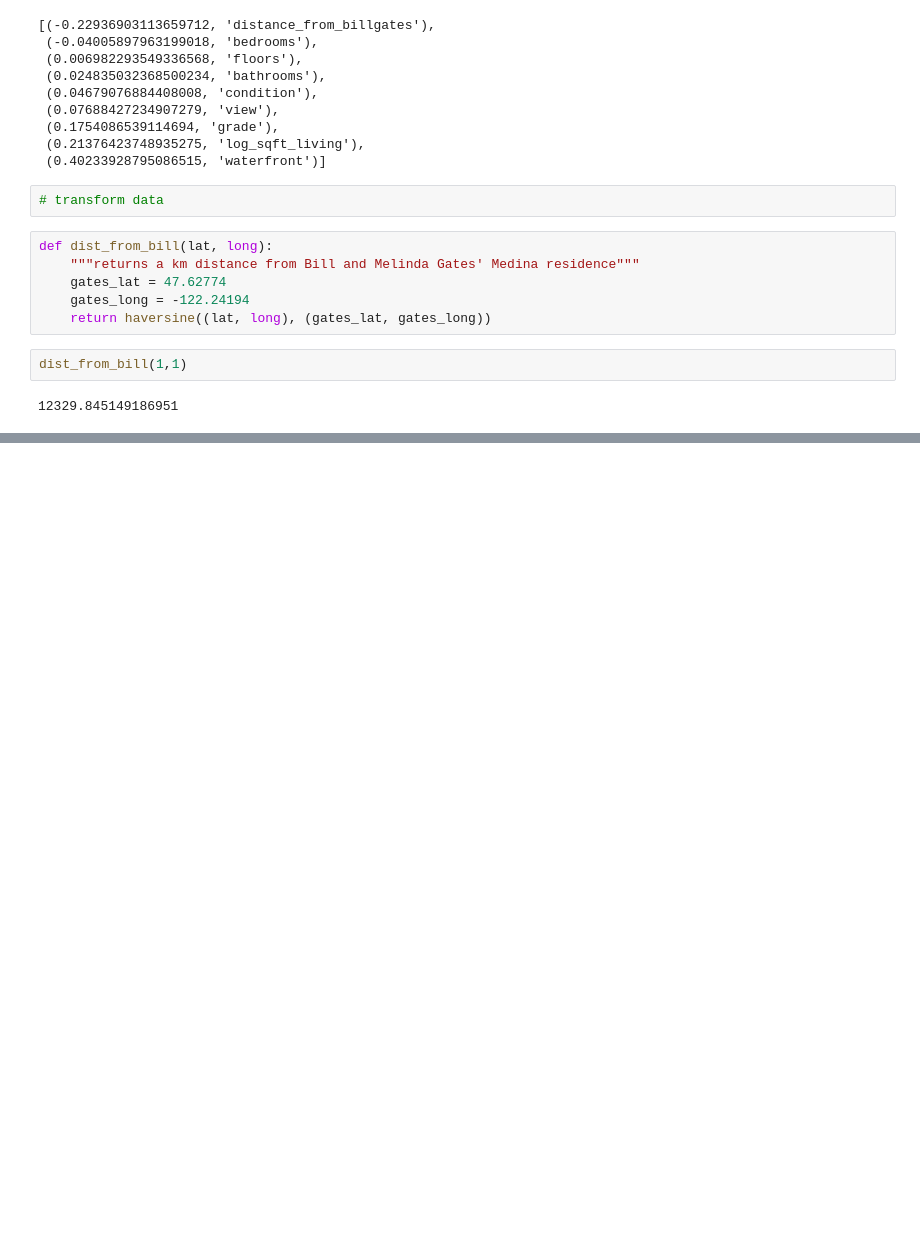
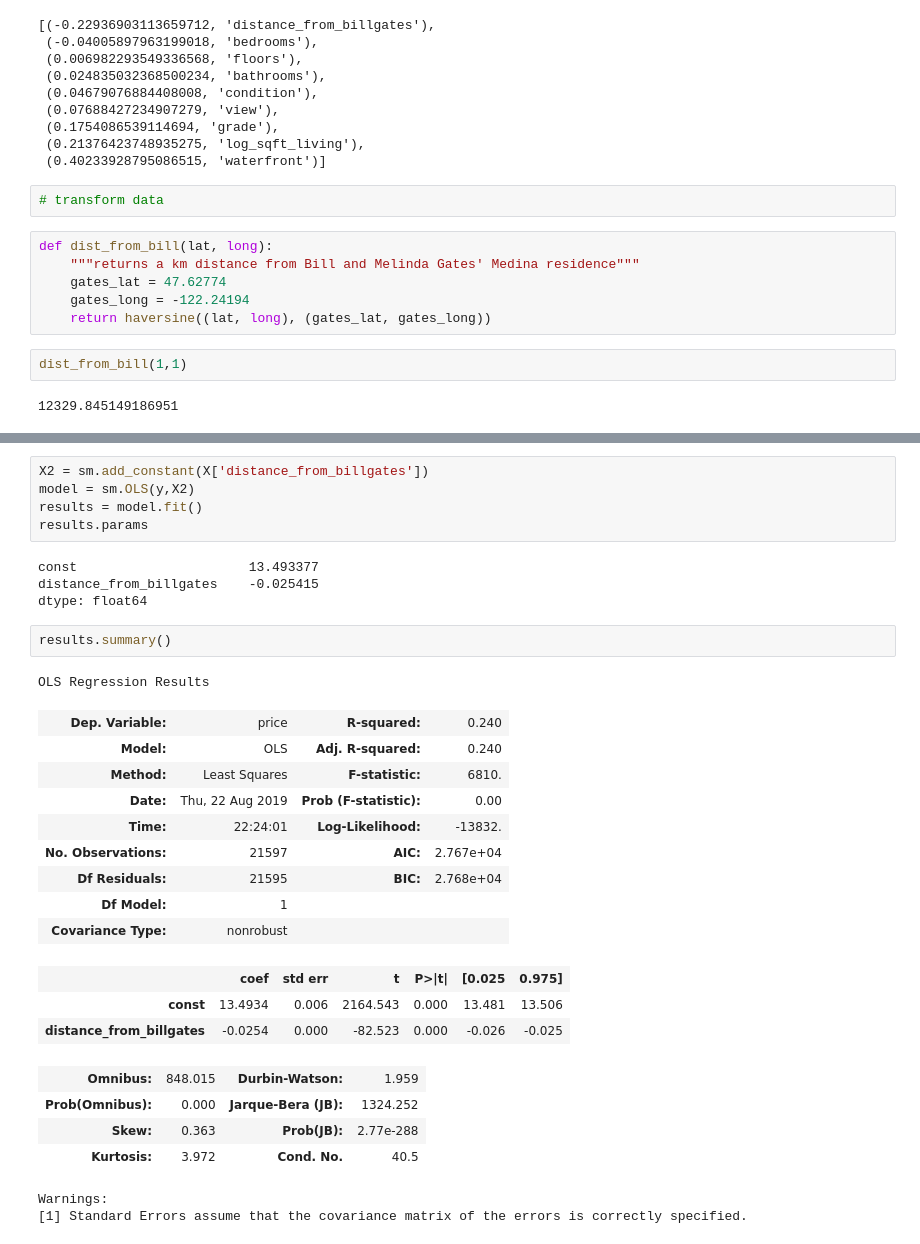
Before and after one commit to allisonhonold/dsc-v2-mod1-final-project-seattle-ds-080519, a Jupyter notebook: allison_data_pipe.ipynb, the cells around one changed output, grey strips where cells are left out. Cells and saved outputs as stored; diff of their text form; blank space fills up the shorter version.

```diff
--- a/allison_data_pipe.ipynb
+++ b/allison_data_pipe.ipynb
@@ -121,0 +141,31 @@ dist_from_bill(1,1)
+# %%
+X2 = sm.add_constant(X['distance_from_billgates'])
+model = sm.OLS(y,X2)
+results = model.fit()
+results.params
+# %% [output]
+const                      13.493377
+distance_from_billgates    -0.025415
+dtype: float64
+# %%
+results.summary()
+# %% [output]
+OLS Regression Results
+| Dep. Variable: | price | R-squared: | 0.240 |
+| Model: | OLS | Adj. R-squared: | 0.240 |
+| Method: | Least Squares | F-statistic: | 6810. |
+| Date: | Thu, 22 Aug 2019 | Prob (F-statistic): | 0.00 |
+| Time: | 22:24:01 | Log-Likelihood: | -13832. |
+| No. Observations: | 21597 | AIC: | 2.767e+04 |
+| Df Residuals: | 21595 | BIC: | 2.768e+04 |
+| Df Model: | 1 |  |  |
+| Covariance Type: | nonrobust |  |  |
+|  | coef | std err | t | P>|t| | [0.025 | 0.975] |
+| const | 13.4934 | 0.006 | 2164.543 | 0.000 | 13.481 | 13.506 |
+| distance_from_billgates | -0.0254 | 0.000 | -82.523 | 0.000 | -0.026 | -0.025 |
+| Omnibus: | 848.015 | Durbin-Watson: | 1.959 |
+| Prob(Omnibus): | 0.000 | Jarque-Bera (JB): | 1324.252 |
+| Skew: | 0.363 | Prob(JB): | 2.77e-288 |
+| Kurtosis: | 3.972 | Cond. No. | 40.5 |
+Warnings:
+[1] Standard Errors assume that the covariance matrix of the errors is correctly specified.
```
Also changed, not shown: parts of 8 cells of this notebook.
